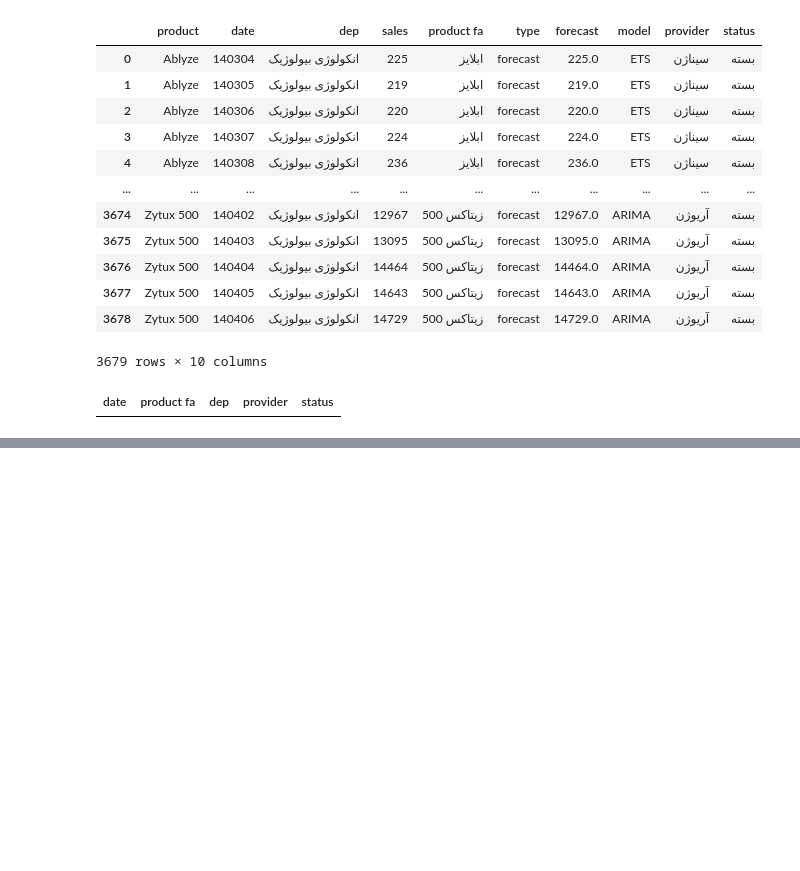
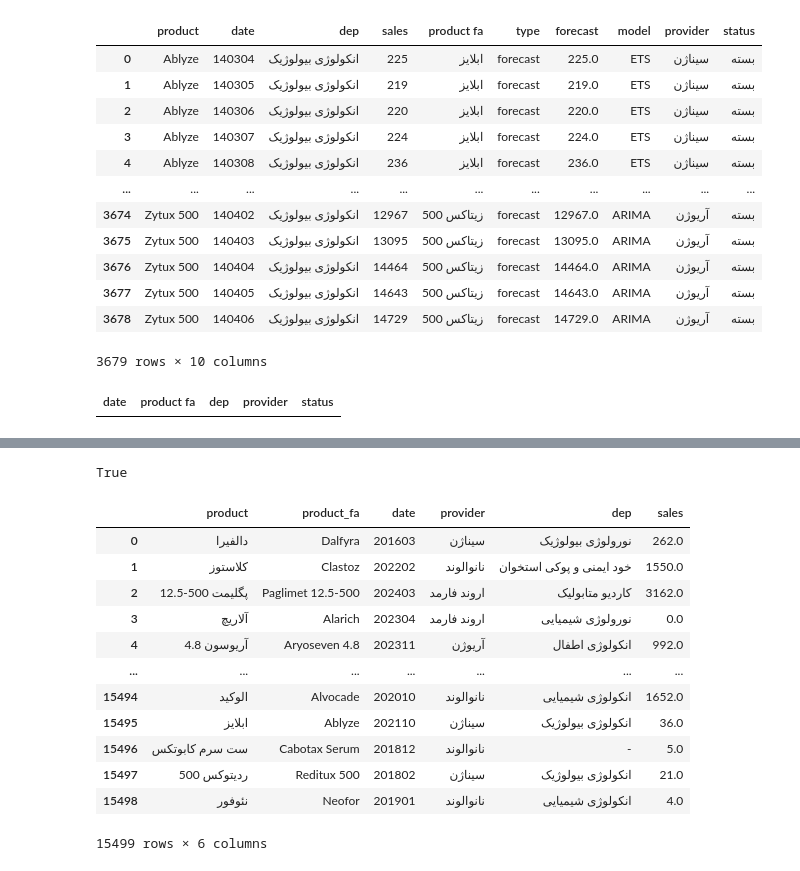
Before and after one commit to ki94mach/PharmProd_Forecast, a Jupyter notebook: src/test.ipynb, the cells around one changed output, grey strips where cells are left out. Saved outputs shown, nothing was run; the diff lists cells and outputs as text; code cells hidden in the pictures; blank space fills up the shorter version.

```diff
--- a/src/test.ipynb
+++ b/src/test.ipynb
@@ -381,0 +409,16 @@ pivot
+# %%
+query ="""
+    SELECT [ProductTitle] AS product_fa,
+    [ProductTitleEN] AS product,
+    [ShamsiYearMonth] AS date,
+    [Provider] AS provider,
+    [GenericField] AS dep,
+    sum([DQTY]) as sales
+    FROM [DWOrchid].[dbo].[Flat_Fact_Sale]
+    Group by [ProductTitle],
+    [ProductTitleEN],
+    [ShamsiYearMonth],
+    [Provider],
+    [GenericField]
+    """
+# sale_df_total = pd.read_sql(query, conn)
@@ -381,0 +438,36 @@ pivot
+# %%
+connection_url = URL.create(
+    "mssql+pyodbc",
+    query={
+        "odbc_connect": f"DRIVER={{SQL Server}};SERVER=op-db1-srv;DATABASE=DWOrchid;Trusted_Connection=yes;"
+    }
+)
+engine = create_engine(connection_url)
+with engine.connect() as connection:
+    sale_df_total = pd.read_sql(query, connection)
+# %%
+numeric_df = sale_df_total.date.apply(pd.to_numeric, errors='coerce')
+is_all_numeric = not numeric_df.isnull().values.any()
+print(is_all_numeric)
+# %% [output]
+True
+# %%
+sale_df_total['date'] = sale_df_total['date'].astype(int)
+# %%
+sale_df_total['date'] += 62100
+# %%
+sale_df_total
+# %% [output]
+|  | product | product_fa | date | provider | dep | sales |
+| 0 | دالفیرا | Dalfyra | 201603 | سیناژن | نورولوژی بیولوژیک | 262.0 |
+| 1 | کلاستوز | Clastoz | 202202 | نانوالوند | خود ایمنی و پوکی استخوان | 1550.0 |
+| 2 | پگلیمت 500-12.5 | Paglimet 12.5-500 | 202403 | اروند فارمد | کاردیو متابولیک | 3162.0 |
+| 3 | آلاریچ | Alarich | 202304 | اروند فارمد | نورولوژی شیمیایی | 0.0 |
+| 4 | آریوسون 4.8 | Aryoseven 4.8 | 202311 | آریوژن | انکولوژی اطفال | 992.0 |
+| ... | ... | ... | ... | ... | ... | ... |
+| 15494 | الوکید | Alvocade | 202010 | نانوالوند | انکولوژی شیمیایی | 1652.0 |
+| 15495 | ابلایز | Ablyze | 202110 | سیناژن | انکولوژی بیولوژیک | 36.0 |
+| 15496 | ست سرم کابوتکس | Cabotax Serum | 201812 | نانوالوند | - | 5.0 |
+| 15497 | ردیتوکس 500 | Reditux 500 | 201802 | سیناژن | انکولوژی بیولوژیک | 21.0 |
+| 15498 | نئوفور | Neofor | 201901 | نانوالوند | انکولوژی شیمیایی | 4.0 |
+15499 rows × 6 columns
```
Also changed, not shown: parts of 7 cells of this notebook, 4 other files.
